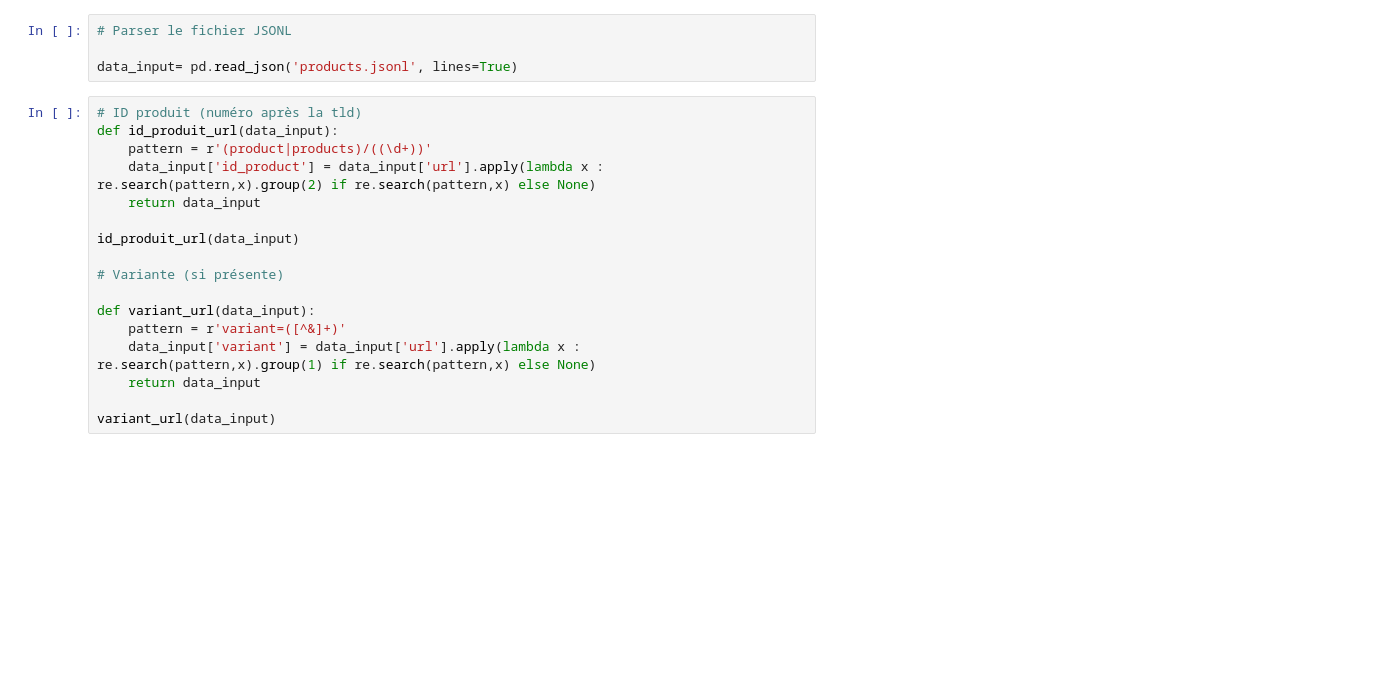
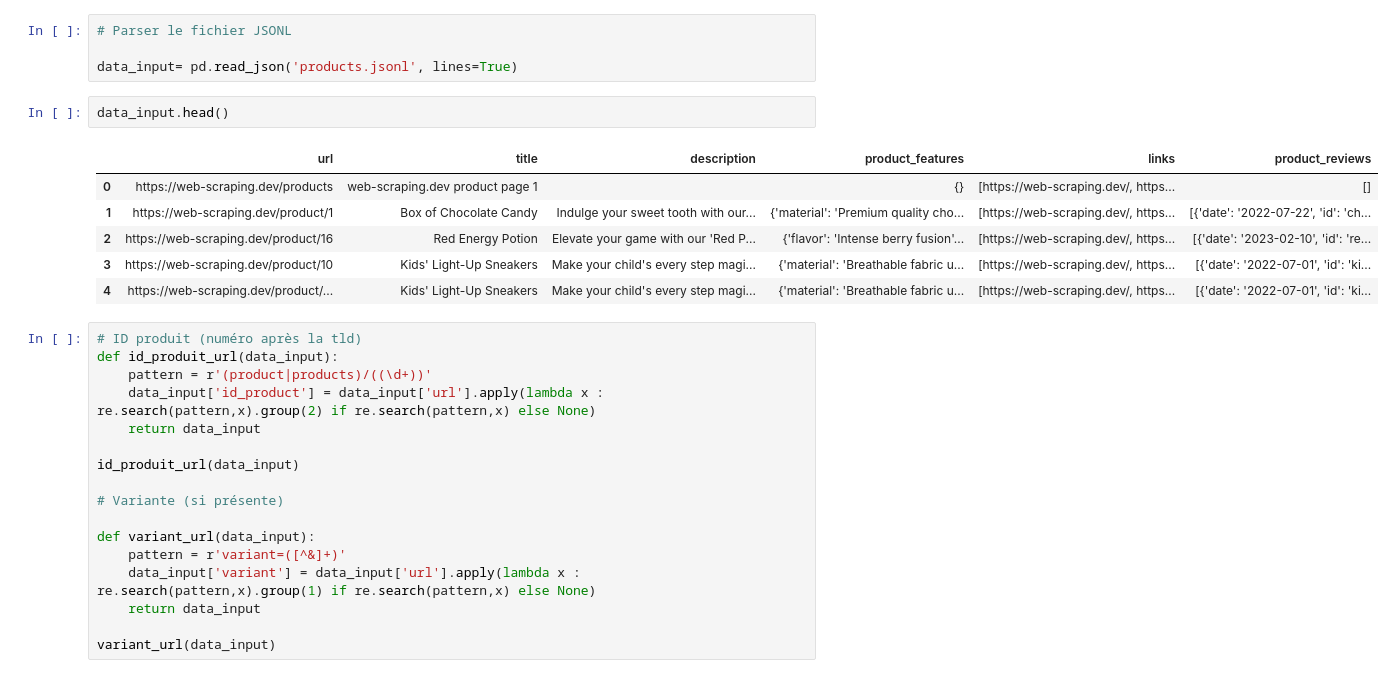
Before and after one commit to essete02-source/Tp_1_Indexation_Web, a Jupyter notebook: tp2_notebook.ipynb, the cells around one changed output. Drawn from its saved outputs; the diff is of its cells as text; blank space fills up the shorter version.

```diff
--- a/tp2_notebook.ipynb
+++ b/tp2_notebook.ipynb
@@ -10,6 +8,15 @@ ModuleNotFoundError: No module named 'nltk'
 # Parser le fichier JSONL
 
 data_input= pd.read_json('products.jsonl', lines=True)
+# %%
+data_input.head()
+# %% [output]
+|  | url | title | description | product_features | links | product_reviews |
+| 0 | https://web-scraping.dev/products | web-scraping.dev product page 1 |  | {} | [https://web-scraping.dev/, https... | [] |
+| 1 | https://web-scraping.dev/product/1 | Box of Chocolate Candy | Indulge your sweet tooth with our... | {'material': 'Premium quality cho... | [https://web-scraping.dev/, https... | [{'date': '2022-07-22', 'id': 'ch... |
+| 2 | https://web-scraping.dev/product/16 | Red Energy Potion | Elevate your game with our 'Red P... | {'flavor': 'Intense berry fusion'... | [https://web-scraping.dev/, https... | [{'date': '2023-02-10', 'id': 're... |
+| 3 | https://web-scraping.dev/product/10 | Kids' Light-Up Sneakers | Make your child's every step magi... | {'material': 'Breathable fabric u... | [https://web-scraping.dev/, https... | [{'date': '2022-07-01', 'id': 'ki... |
+| 4 | https://web-scraping.dev/product/... | Kids' Light-Up Sneakers | Make your child's every step magi... | {'material': 'Breathable fabric u... | [https://web-scraping.dev/, https... | [{'date': '2022-07-01', 'id': 'ki... |
 # %%
 # ID produit (numéro après la tld)
 def id_produit_url(data_input):
```
Also changed, not shown: parts of 11 cells of this notebook, 18 other files.
